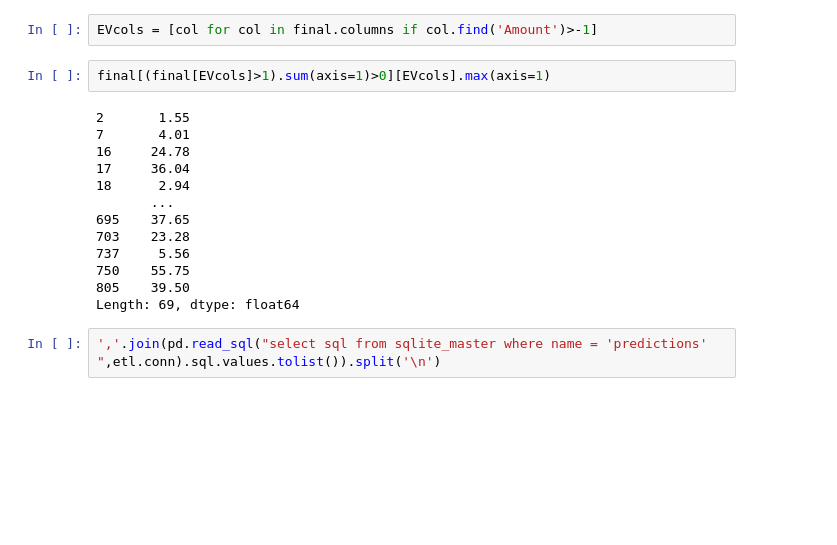
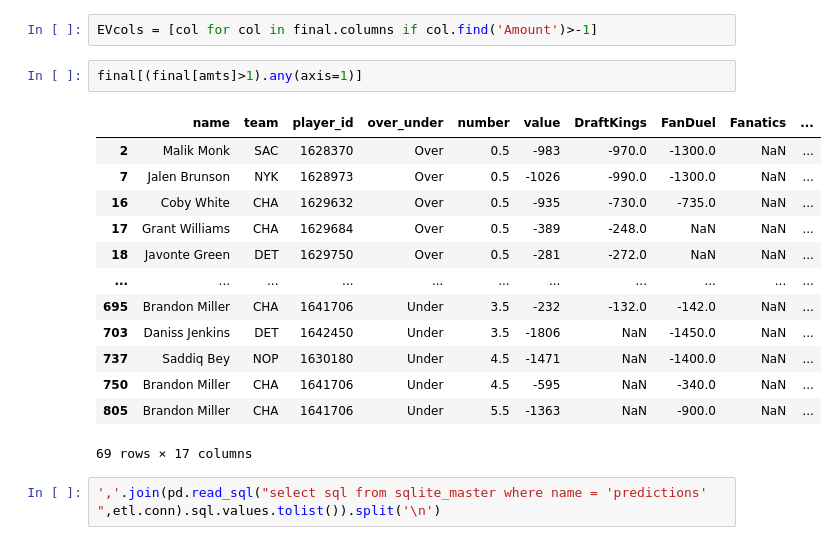
Before and after one commit to eac521/bets, a Jupyter notebook: Notebooks/streamLitBuild.ipynb, the cells around one changed output. Cells and saved outputs as stored; diff of their text form; blank space fills up the shorter version.

```diff
--- a/Notebooks/streamLitBuild.ipynb
+++ b/Notebooks/streamLitBuild.ipynb
@@ -236,20 +249,21 @@ amts = [col for col in final.columns if re.search('Amount$',col)!=None]
 # %%
 EVcols = [col for col in final.columns if col.find('Amount')>-1]
 # %%
-final[(final[EVcols]>1).sum(axis=1)>0][EVcols].max(axis=1)
+final[(final[amts]>1).any(axis=1)]
 # %% [output]
+|  | name | team | player_id | over_under | number | value | DraftKings | FanDuel | Fanatics | ... |
+| 2 | Malik Monk | SAC | 1628370 | Over | 0.5 | -983 | -970.0 | -1300.0 | NaN | ... |
+| 7 | Jalen Brunson | NYK | 1628973 | Over | 0.5 | -1026 | -990.0 | -1300.0 | NaN | ... |
+| 16 | Coby White | CHA | 1629632 | Over | 0.5 | -935 | -730.0 | -735.0 | NaN | ... |
+| 17 | Grant Williams | CHA | 1629684 | Over | 0.5 | -389 | -248.0 | NaN | NaN | ... |
+| 18 | Javonte Green | DET | 1629750 | Over | 0.5 | -281 | -272.0 | NaN | NaN | ... |
+| ... | ... | ... | ... | ... | ... | ... | ... | ... | ... | ... |
+| 695 | Brandon Miller | CHA | 1641706 | Under | 3.5 | -232 | -132.0 | -142.0 | NaN | ... |
+| 703 | Daniss Jenkins | DET | 1642450 | Under | 3.5 | -1806 | NaN | -1450.0 | NaN | ... |
+| 737 | Saddiq Bey | NOP | 1630180 | Under | 4.5 | -1471 | NaN | -1400.0 | NaN | ... |
+| 750 | Brandon Miller | CHA | 1641706 | Under | 4.5 | -595 | NaN | -340.0 | NaN | ... |
+| 805 | Brandon Miller | CHA | 1641706 | Under | 5.5 | -1363 | NaN | -900.0 | NaN | ... |
-2       1.55
-7       4.01
-16     24.78
-17     36.04
-18      2.94
-       ...
-695    37.65
-703    23.28
-737     5.56
-750    55.75
-805    39.50
-Length: 69, dtype: float64
+69 rows × 17 columns
 # %%
 ','.join(pd.read_sql("select sql from sqlite_master where name = 'predictions' ",etl.conn).sql.values.tolist()).split('\n')
 # %% [output]
```
Also changed, not shown: parts of 13 cells of this notebook, 19 other files.
